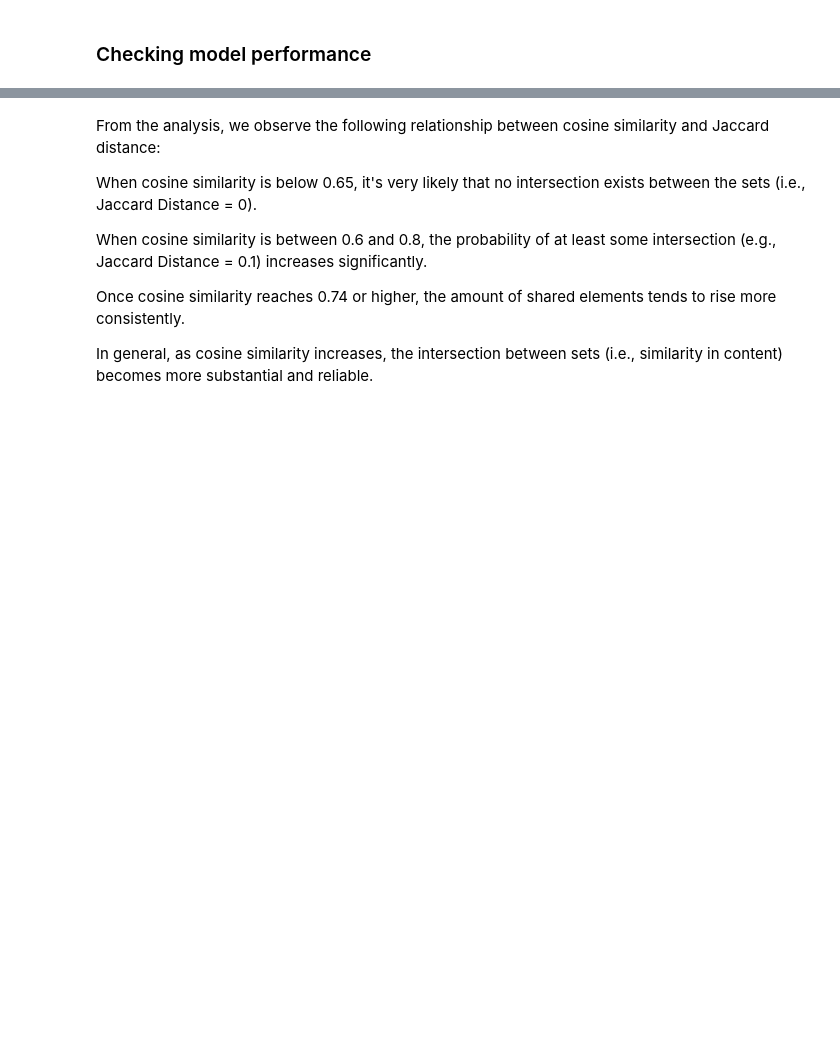
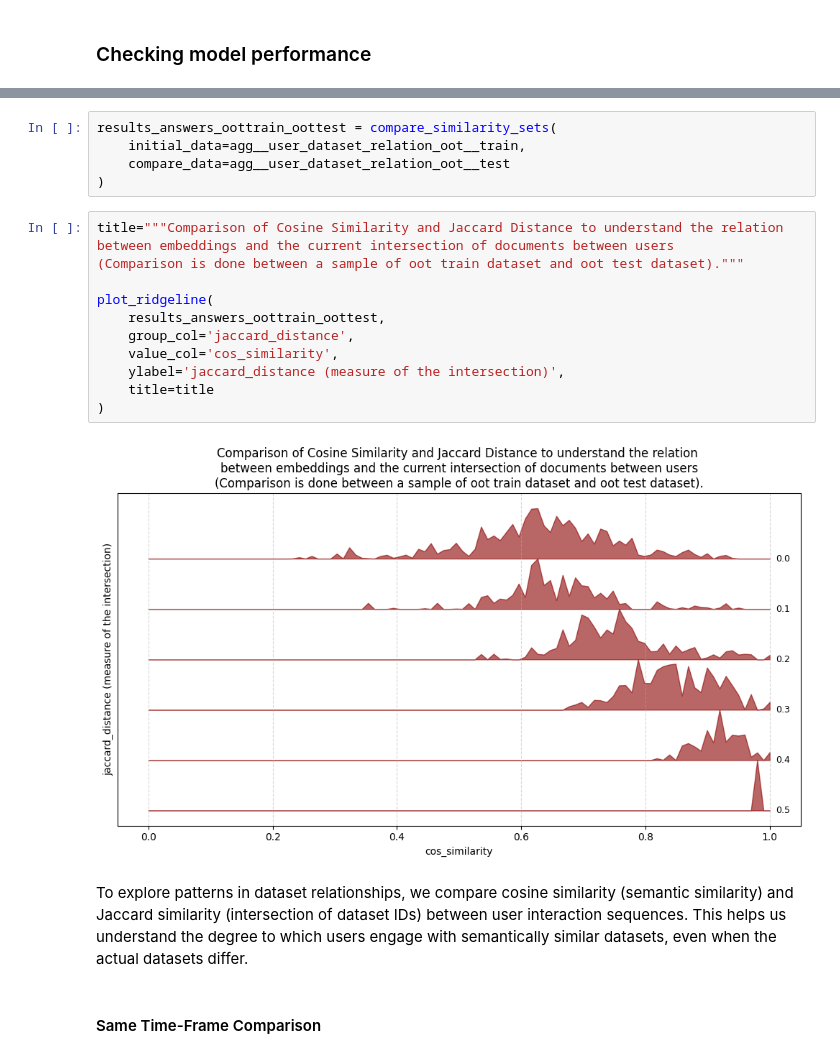
Before and after one commit to dhdzmota/meta-kaggle-hackathon, a Jupyter notebook: notebooks/dataset_recommendation-analysis.ipynb, the cells around one changed output, grey strips where cells are left out. Cells and saved outputs as stored; diff of their text form; blank space fills up the shorter version.

```diff
--- a/notebooks/mkh-user_dataset_recommendation-02.ipynb
+++ b/notebooks/dataset_recommendation-analysis.ipynb
@@ -1062,10 +1085,23 @@ plot_ridgeline(
-# %% [markdown]
-From the analysis, we observe the following relationship between cosine similarity and Jaccard distance:
-
-When cosine similarity is below 0.65, it's very likely that no intersection exists between the sets (i.e., Jaccard Distance = 0).
-
-When cosine similarity is between 0.6 and 0.8, the probability of at least some intersection (e.g., Jaccard Distance = 0.1) increases significantly.
-
-Once cosine similarity reaches 0.74 or higher, the amount of shared elements tends to rise more consistently.
-
-In general, as cosine similarity increases, the intersection between sets (i.e., similarity in content) becomes more substantial and reliable.
+# %%
+results_answers_oottrain_oottest = compare_similarity_sets(
+    initial_data=agg__user_dataset_relation_oot__train,
+    compare_data=agg__user_dataset_relation_oot__test
+)
+# %%
+title="""Comparison of Cosine Similarity and Jaccard Distance to understand the relation
+between embeddings and the current intersection of documents between users
+(Comparison is done between a sample of oot train dataset and oot test dataset)."""
+
+plot_ridgeline(
+    results_answers_oottrain_oottest,
+    group_col='jaccard_distance',
+    value_col='cos_similarity',
+    ylabel='jaccard_distance (measure of the intersection)',
+    title=title
+)
+# %% [output]
+[figure, added]
+# %% [markdown]
+To explore patterns in dataset relationships, we compare cosine similarity (semantic similarity) and Jaccard similarity (intersection of dataset IDs) between user interaction sequences. This helps us understand the degree to which users engage with semantically similar datasets, even when the actual datasets differ.
+# %% [markdown]
+#### Same Time-Frame Comparison
```
Also changed, not shown: parts of 37 cells of this notebook, 1 other file.
